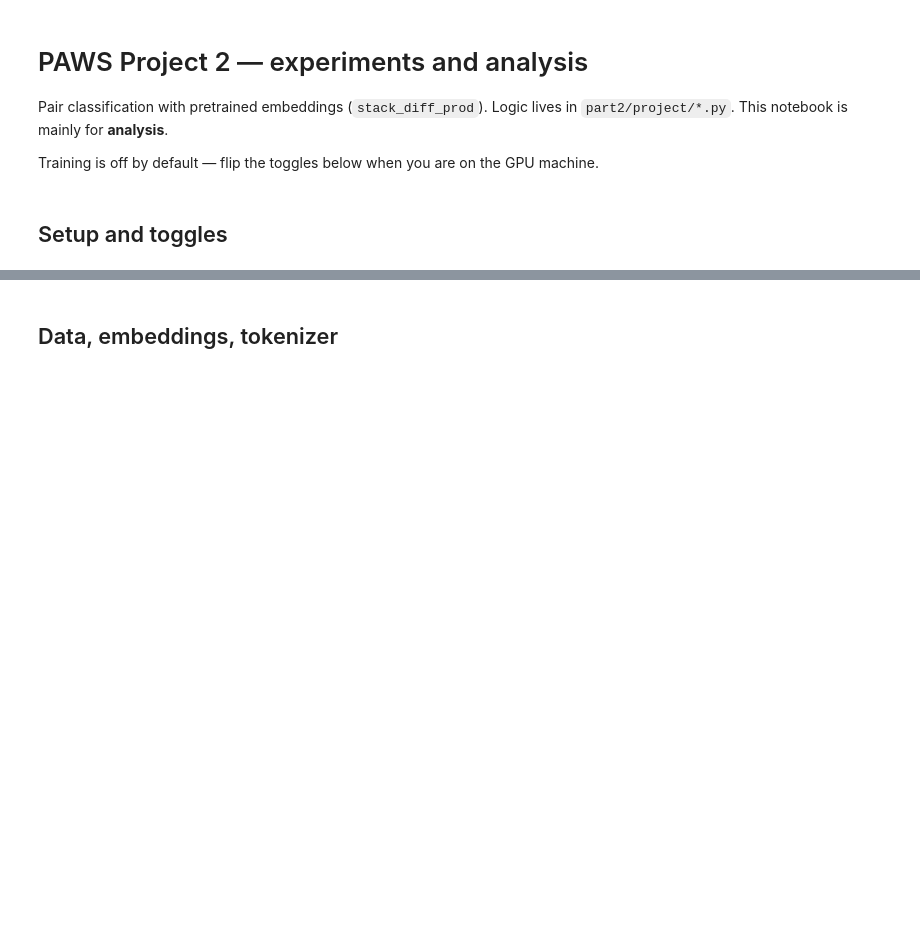
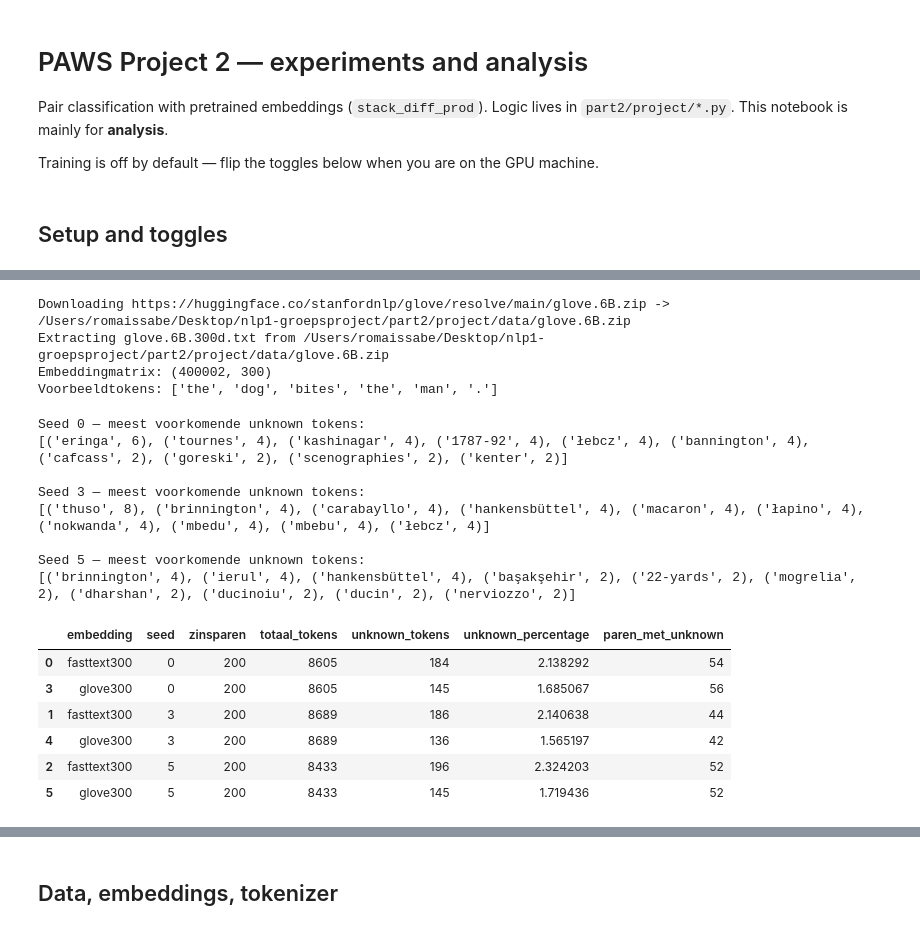
Before and after one commit to Joeyjdl/nlp1-student, a Jupyter notebook: part2/project/project.ipynb, the cells around one changed output, grey strips where cells are left out. Saved outputs shown, nothing was run; the diff lists cells and outputs as text; code cells hidden in the pictures; blank space fills up the shorter version.

```diff
--- a/part2/project/project.ipynb
+++ b/part2/project/project.ipynb
@@ -61,0 +119,9 @@ enabled runs: ['pool_ft300', 'lstm_ft300', 'lstm_glove300', 'bilstm_ft300', 'bil
+# %%
+import nltk
+
+nltk.download("punkt_tab")
+
+emb_model, tokenizer = embeddings.load_embedding_and_tokenizer("fasttext300")
+
+print("Embeddingmatrix:", emb_model.vectors.shape)
+print("Voorbeeldtokens:", tokenizer.tokens("The dog bites the man."))
@@ -61,0 +187,65 @@ enabled runs: ['pool_ft300', 'lstm_ft300', 'lstm_glove300', 'bilstm_ft300', 'bil
+# %%
+glove_model, glove_tokenizer = embeddings.load_embedding_and_tokenizer("glove300")
+
+print("Embeddingmatrix:", glove_model.vectors.shape)
+print("Voorbeeldtokens:", glove_tokenizer.tokens("The dog bites the man."))
+# %% [output]
+Downloading https://huggingface.co/stanfordnlp/glove/resolve/main/glove.6B.zip -> /Users/romaissabe/Desktop/nlp1-groepsproject/part2/project/data/glove.6B.zip
+Extracting glove.6B.300d.txt from /Users/romaissabe/Desktop/nlp1-groepsproject/part2/project/data/glove.6B.zip
+Embeddingmatrix: (400002, 300)
+Voorbeeldtokens: ['the', 'dog', 'bites', 'the', 'man', '.']
+# %%
+glove_resultaten = []
+
+for seed, split in zip(config.SEEDS, devtest_splits):
+    totaal_tokens = 0
+    onbekende_tokens = Counter()
+    paren_met_onbekend = 0
+
+    for (zin1, zin2), label in split["devtest"]:
+        tokens = glove_tokenizer.tokens(zin1) + glove_tokenizer.tokens(zin2)
+        onbekend = [
+            token for token in tokens
+            if token not in glove_model.vocab
+        ]
+
+        totaal_tokens += len(tokens)
+        onbekende_tokens.update(onbekend)
+
+        if onbekend:
+            paren_met_onbekend += 1
+
+    aantal_onbekend = sum(onbekende_tokens.values())
+
+    glove_resultaten.append({
+        "embedding": "glove300",
+        "seed": seed,
+        "zinsparen": len(split["devtest"]),
+        "totaal_tokens": totaal_tokens,
+        "unknown_tokens": aantal_onbekend,
+        "unknown_percentage": 100 * aantal_onbekend / totaal_tokens,
+        "paren_met_unknown": paren_met_onbekend,
+    })
+
+    print(f"Seed {seed} — meest voorkomende unknown tokens:")
+    print(onbekende_tokens.most_common(10))
+    print()
+
+vergelijking = pd.DataFrame(fasttext_resultaten + glove_resultaten)
+display(vergelijking.sort_values(["seed", "embedding"]))
+# %% [output]
+Seed 0 — meest voorkomende unknown tokens:
+[('eringa', 6), ('tournes', 4), ('kashinagar', 4), ('1787-92', 4), ('łebcz', 4), ('bannington', 4), ('cafcass', 2), ('goreski', 2), ('scenographies', 2), ('kenter', 2)]
+
+Seed 3 — meest voorkomende unknown tokens:
+[('thuso', 8), ('brinnington', 4), ('carabayllo', 4), ('hankensbüttel', 4), ('macaron', 4), ('łapino', 4), ('nokwanda', 4), ('mbedu', 4), ('mbebu', 4), ('łebcz', 4)]
+
+Seed 5 — meest voorkomende unknown tokens:
+[('brinnington', 4), ('ierul', 4), ('hankensbüttel', 4), ('başakşehir', 2), ('22-yards', 2), ('mogrelia', 2), ('dharshan', 2), ('ducinoiu', 2), ('ducin', 2), ('nerviozzo', 2)]
+|  | embedding | seed | zinsparen | totaal_tokens | unknown_tokens | unknown_percentage | paren_met_unknown |
+| 0 | fasttext300 | 0 | 200 | 8605 | 184 | 2.138292 | 54 |
+| 3 | glove300 | 0 | 200 | 8605 | 145 | 1.685067 | 56 |
+| 1 | fasttext300 | 3 | 200 | 8689 | 186 | 2.140638 | 44 |
+| 4 | glove300 | 3 | 200 | 8689 | 136 | 1.565197 | 42 |
+| 2 | fasttext300 | 5 | 200 | 8433 | 196 | 2.324203 | 52 |
+| 5 | glove300 | 5 | 200 | 8433 | 145 | 1.719436 | 52 |
```
Also changed, not shown: parts of 10 cells of this notebook.
